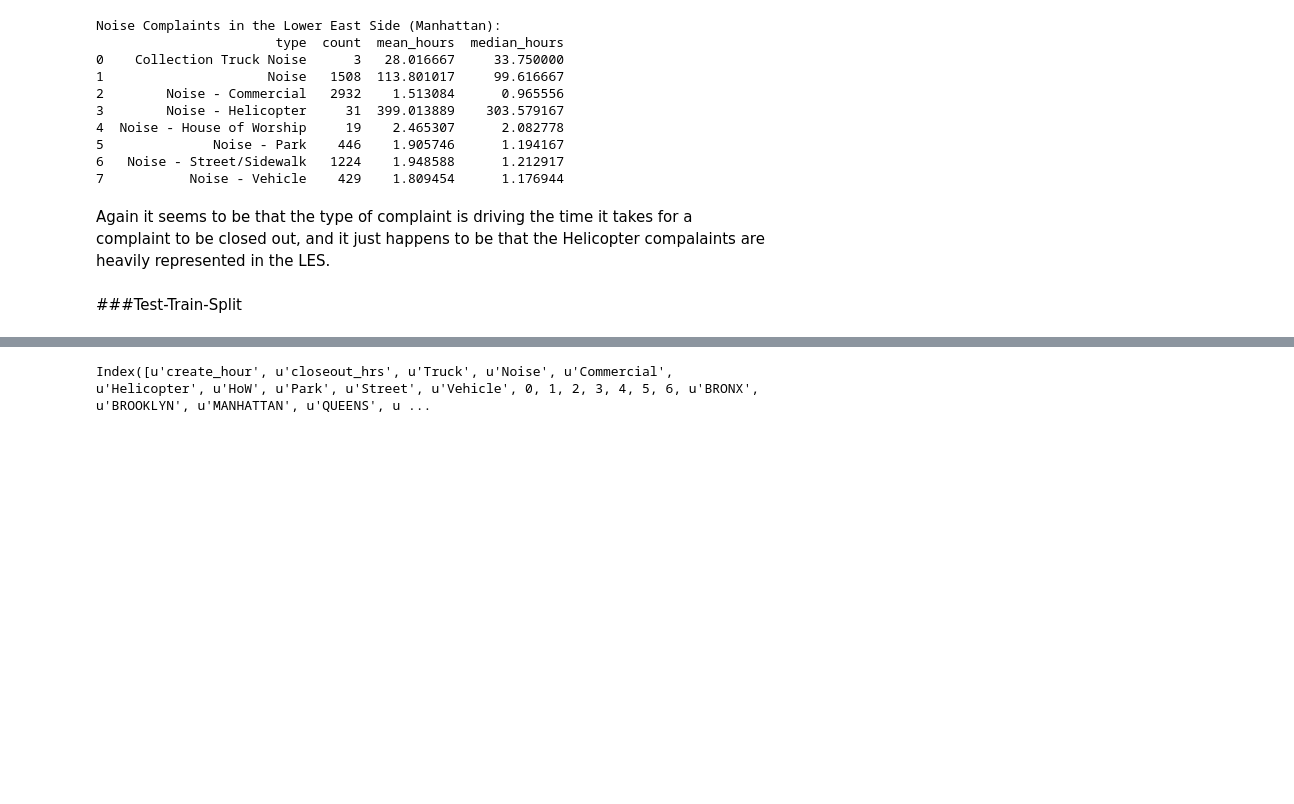
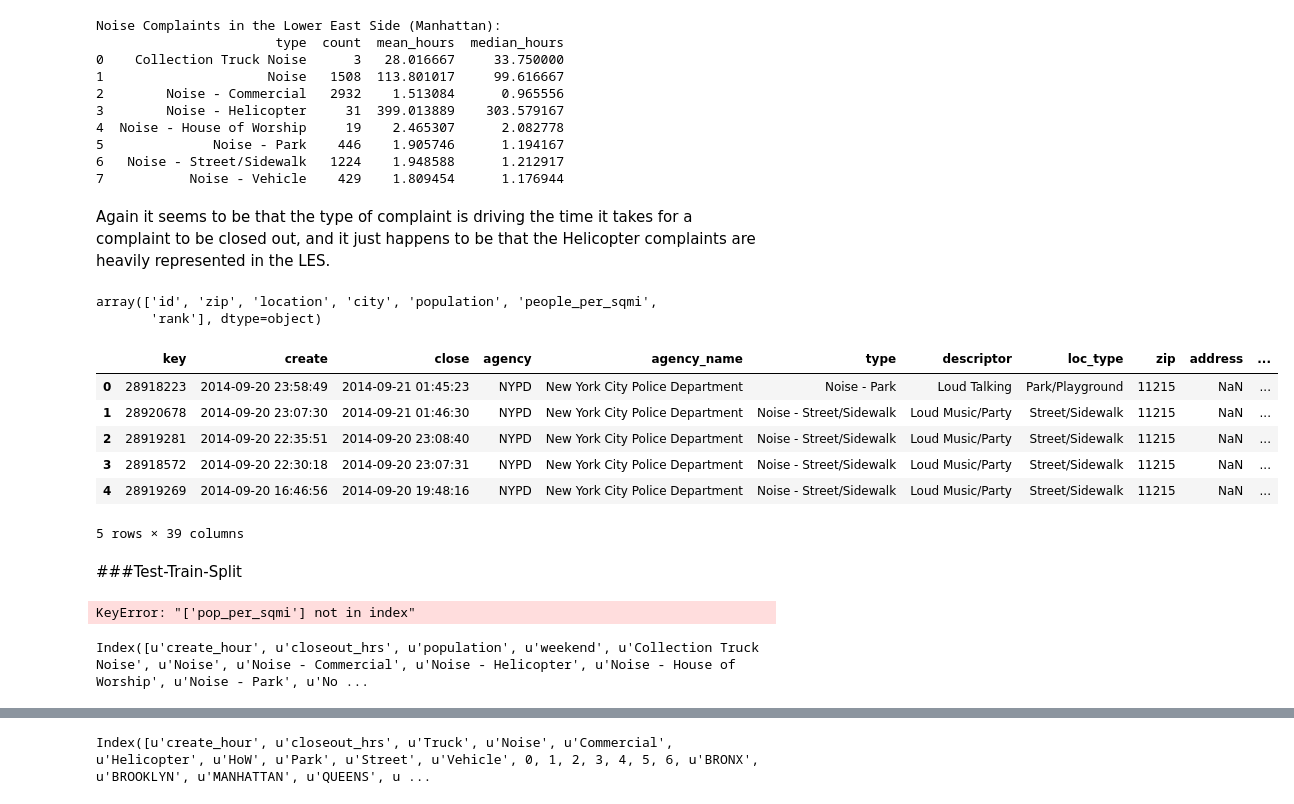
Before and after one commit to Yue1Harriet1Huang/GA-Data-Science, a Jupyter notebook: Final_Project_20141119.ipynb, the cells around one changed output, grey strips where cells are left out. Saved outputs shown, nothing was run; the diff lists cells and outputs as text; code cells hidden in the pictures; blank space fills up the shorter version.

```diff
--- a/Final_Project_20141119.ipynb
+++ b/Final_Project_20141119.ipynb
@@ -397,8 +394,8 @@ print borough_data
 # %% [markdown]
 The mean hours again looks like it may be skewed and less informative. The median hours of close-out time looks closer to what we may expect. Manhattan has the shortest close-out time, followe by Brooklyn and Queens. Interestingly, Manhattan also has far more number of complaints than the other boroughs.
 # %%
-zips = pd.read_csv("/Users/Hashim/Dropbox (Personal)/Columbia/Fall 2014/GA Data Science/GA-Data-Science/nyc_zip_to_neighborhood.csv")
-#zips = pd.read_csv("https://raw.githubusercontent.com/shirin0604/GA-Data-Science/master/nyc_zip_to_neighborhood.csv")
+#zips = pd.read_csv("/Users/Hashim/Dropbox (Personal)/Columbia/Fall 2014/GA Data Science/GA-Data-Science/nyc_zip_to_neighborhood.csv")
+zips = pd.read_csv("https://raw.githubusercontent.com/shirin0604/GA-Data-Science/master/nyc_zip_to_neighborhood.csv")
 
 zips.columns.values
 # %% [output]
@@ -494,9 +491,33 @@ Noise Complaints in the Lower East Side (Manhattan):
 6   Noise - Street/Sidewalk   1224    1.948588      1.212917
 7           Noise - Vehicle    429    1.809454      1.176944
 # %% [markdown]
-Again it seems to be that the type of complaint is driving the time it takes for a complaint to be closed out, and it just happens to be that the Helicopter compalaints are heavily represented in the LES.
+Again it seems to be that the type of complaint is driving the time it takes for a complaint to be closed out, and it just happens to be that the Helicopter complaints are heavily represented in the LES.
+# %%
+zippop = pd.read_csv("/Users/Hashim/Dropbox (Personal)/Columbia/Fall 2014/GA Data Science/GA-Data-Science/nyc_pop_by_zip.csv")
+#zippop = pd.read_csv("https://raw.githubusercontent.com/shirin0604/GA-Data-Science/master/nyc_pop_by_zip.csv")
+
+zippop.columns.values
+# %% [output]
+array(['id', 'zip', 'location', 'city', 'population', 'people_per_sqmi',
+       'rank'], dtype=object)
+# %%
+zippop.drop(['id','location','city','rank'], axis=1, inplace=True)
+# %%
+noise_c = pd.merge(noise_c, zippop, left_on='zip', right_on='zip', how='left')
+# %%
+noise_c.head()
+# %% [output]
+|  | key | create | close | agency | agency_name | type | descriptor | loc_type | zip | address | ... |
+| 0 | 28918223 | 2014-09-20 23:58:49 | 2014-09-21 01:45:23 | NYPD | New York City Police Department | Noise - Park | Loud Talking | Park/Playground | 11215 | NaN | ... |
+| 1 | 28920678 | 2014-09-20 23:07:30 | 2014-09-21 01:46:30 | NYPD | New York City Police Department | Noise - Street/Sidewalk | Loud Music/Party | Street/Sidewalk | 11215 | NaN | ... |
+| 2 | 28919281 | 2014-09-20 22:35:51 | 2014-09-20 23:08:40 | NYPD | New York City Police Department | Noise - Street/Sidewalk | Loud Music/Party | Street/Sidewalk | 11215 | NaN | ... |
+| 3 | 28918572 | 2014-09-20 22:30:18 | 2014-09-20 23:07:31 | NYPD | New York City Police Department | Noise - Street/Sidewalk | Loud Music/Party | Street/Sidewalk | 11215 | NaN | ... |
+| 4 | 28919269 | 2014-09-20 16:46:56 | 2014-09-20 19:48:16 | NYPD | New York City Police Department | Noise - Street/Sidewalk | Loud Music/Party | Street/Sidewalk | 11215 | NaN | ... |
+5 rows × 39 columns
 # %% [markdown]
 ###Test-Train-Split
 # %%
-noise_XY = noise_c[['type','create_weekday','create_hour','borough_c','closeout_hrs']]
+noise_XY = noise_c[['type','create_weekday','create_hour','borough_c','closeout_hrs','pop_per_sqmi']]
+# %% [output]
+KeyError: "['pop_per_sqmi'] not in index"
 # %%
@@ -505,6 +526,10 @@ noise_XY = noise_XY.join(pd.get_dummies(noise_XY.create_weekday))
 noise_XY = noise_XY.join(pd.get_dummies(noise_XY.borough_c))
 # %%
 noise_XY.drop(['type','create_weekday','borough_c'], axis=1, inplace=True)
+# %%
+noise_XY.columns
+# %% [output]
+Index([u'create_hour', u'closeout_hrs', u'population', u'weekend', u'Collection Truck Noise', u'Noise', u'Noise - Commercial', u'Noise - Helicopter', u'Noise - House of Worship', u'Noise - Park', u'No ...
 # %%
 noise_XY = noise_XY.rename(columns={'Collection Truck Noise' : 'Truck',
                                     'Noise - Commercial' : 'Commercial',
```
Also changed, not shown: parts of 14 cells of this notebook, 1 other file.
